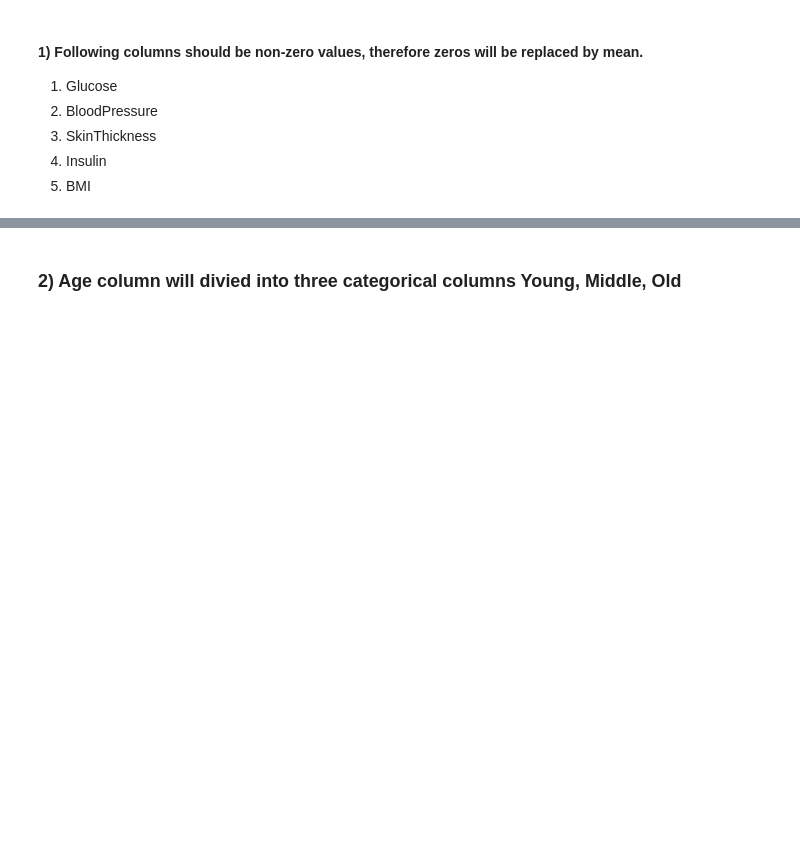
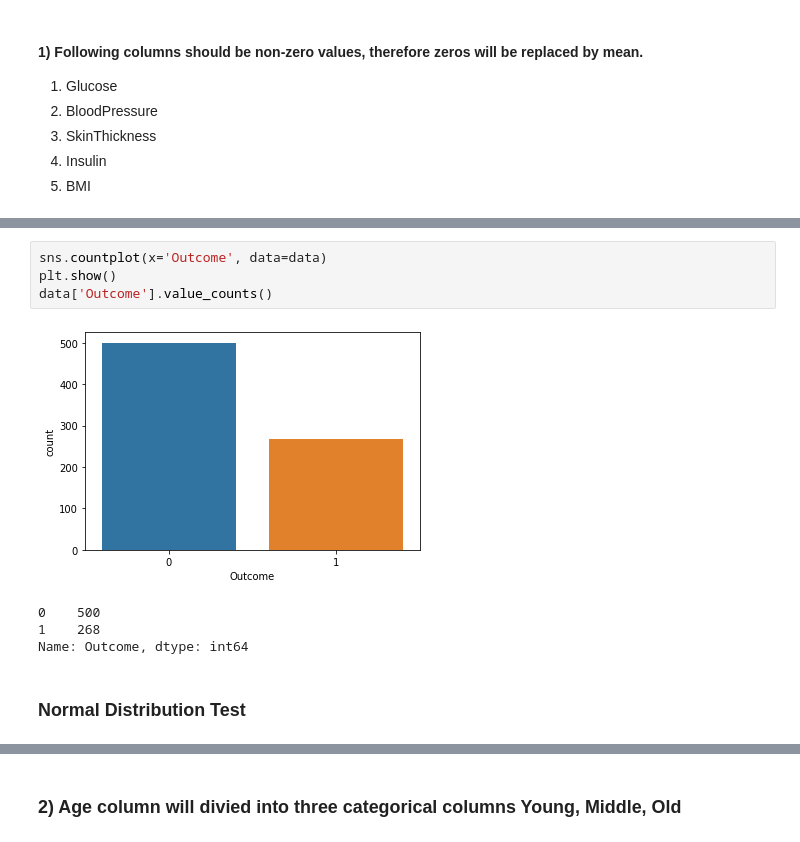
Before and after one commit to zhumazhenis/bigdata-project, a Jupyter notebook: Untitled.ipynb, the cells around one changed output, grey strips where cells are left out. Cells and saved outputs as stored; diff of their text form; blank space fills up the shorter version.

```diff
--- a/Untitled.ipynb
+++ b/Untitled.ipynb
@@ -37,0 +86,11 @@ for k, v in means.items():
+# %%
+sns.countplot(x='Outcome', data=data)
+plt.show()
+data['Outcome'].value_counts()
+# %% [output]
+[figure, added]
+0    500
+1    268
+Name: Outcome, dtype: int64
+# %% [markdown]
+### Normal Distribution Test
```
Also changed, not shown: parts of 23 cells of this notebook.
